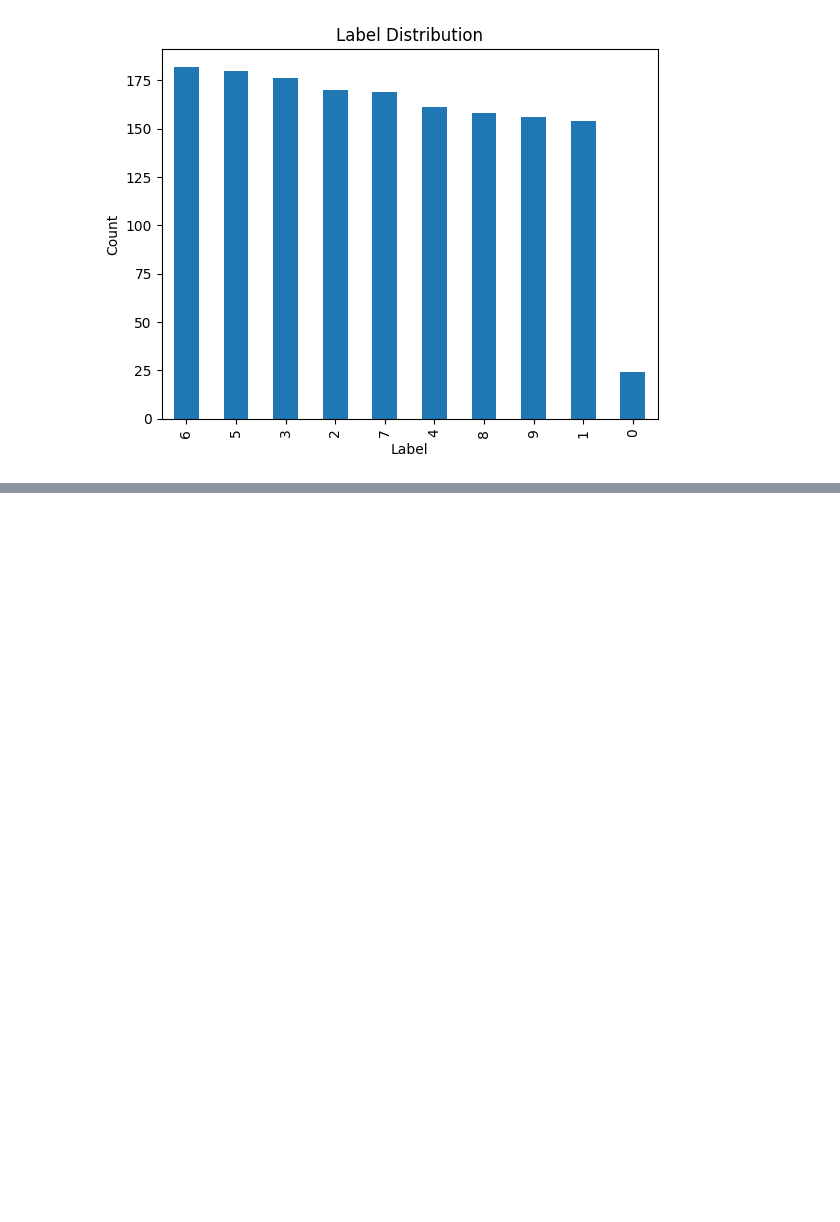
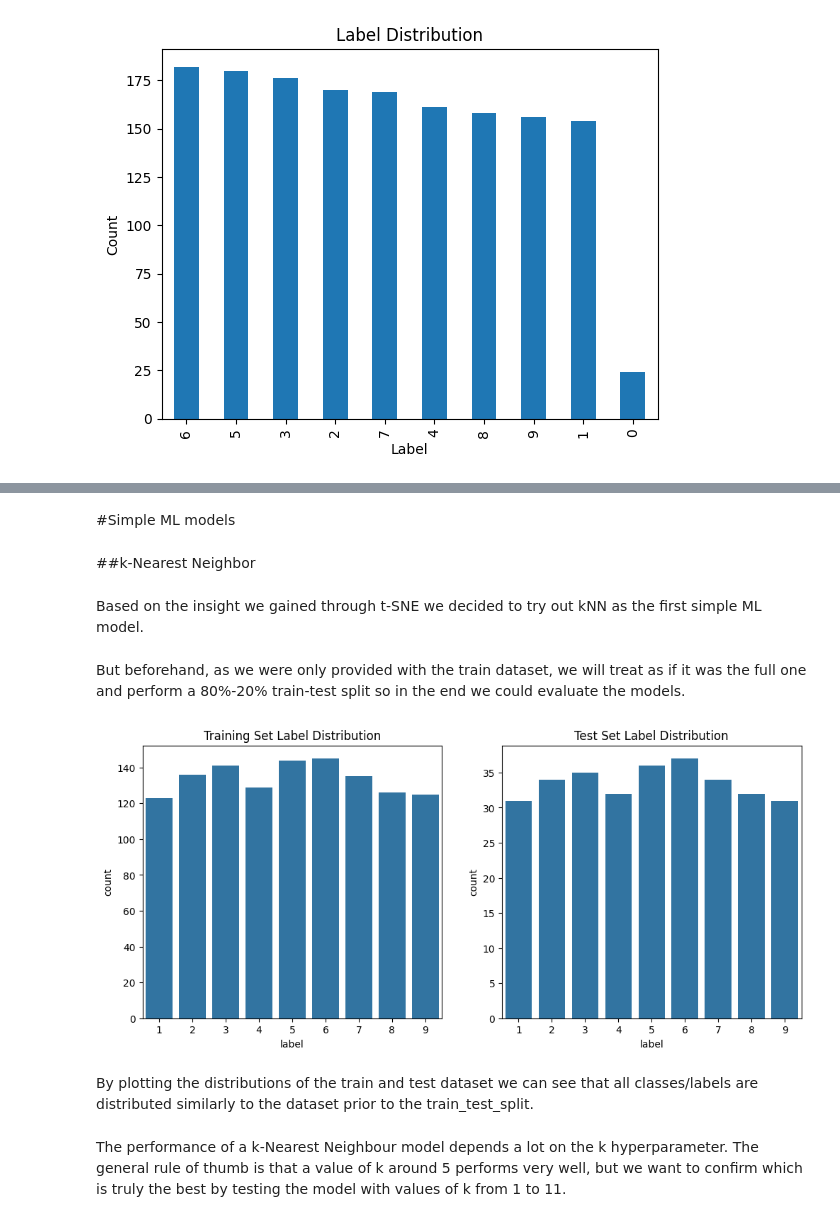
Before and after one commit to sjekic/DigitRecognizer, a Jupyter notebook: DigitRecognizer.ipynb, the cells around one changed output, grey strips where cells are left out. Drawn from its saved outputs; the diff is of its cells as text; code cells hidden in the pictures; blank space fills up the shorter version.

```diff
--- a/DigitRecognizer.ipynb
+++ b/DigitRecognizer.ipynb
@@ -61,0 +148,37 @@ When running the code snippet that visualizes the numbers, we didn't see any zer
+# %% [markdown]
+#Simple ML models
+# %% [markdown]
+##k-Nearest Neighbor
+# %% [markdown]
+Based on the insight we gained through t-SNE we decided to try out kNN as the first simple ML model.
+# %% [markdown]
+But beforehand, as we were only provided with the train dataset, we will treat as if it was the full one and perform a 80%-20% train-test split so in the end we could evaluate the models.
+# %%
+from sklearn.model_selection import train_test_split
+
+X_newtrain, X_test, y_newtrain, y_test = train_test_split(
+    X_train_norm, y_train,
+    test_size=0.2,
+    random_state=42,
+    stratify=y_train
+)
+# %%
+import seaborn as sns
+
+plt.figure(figsize=(12,5))
+
+plt.subplot(1, 2, 1)
+sns.countplot(x=y_newtrain)
+plt.title('Training Set Label Distribution')
+
+plt.subplot(1, 2, 2)
+sns.countplot(x=y_test)
+plt.title('Test Set Label Distribution')
+
+plt.show()
+# %% [output]
+[figure, added]
+# %% [markdown]
+By plotting the distributions of the train and test dataset we can see that all classes/labels are distributed similarly to the dataset prior to the train_test_split.
+# %% [markdown]
+The performance of a k-Nearest Neighbour model depends a lot on the k hyperparameter. The general rule of thumb is that a value of k around 5 performs very well, but we want to confirm which is truly the best by testing the model with values of k from 1 to 11.
```
Also changed, not shown: parts of 18 cells of this notebook.
